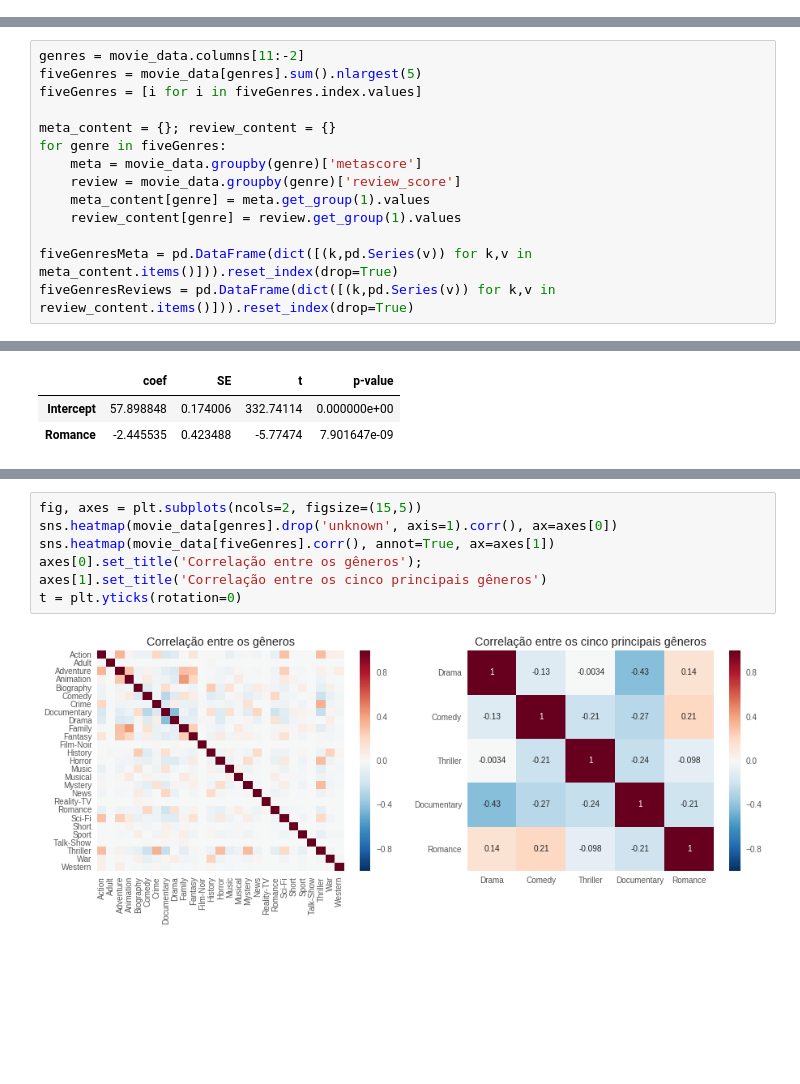
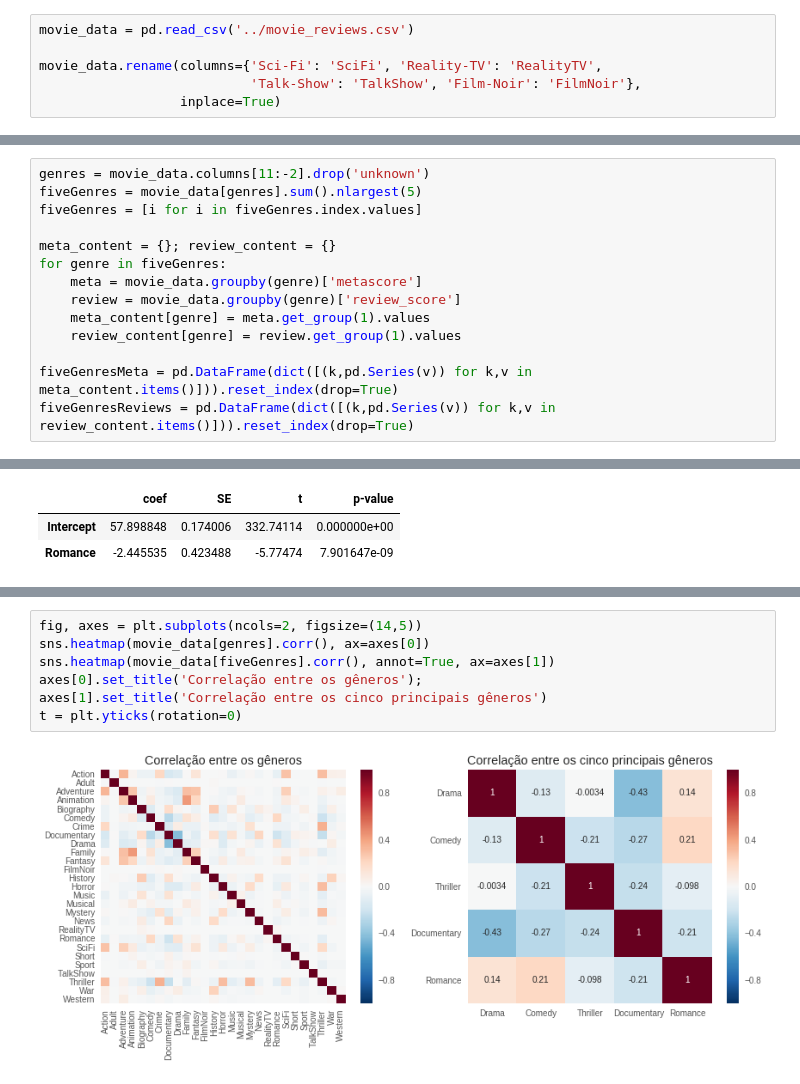
Before and after one commit to gabrieldluca/2017-2-projeto-metascience, a Jupyter notebook: notebooks/analysis.ipynb, the cells around one changed output, grey strips where cells are left out. Saved outputs shown, nothing was run; the diff lists cells and outputs as text; blank space fills up the shorter version.

```diff
--- a/notebooks/analysis.ipynb
+++ b/notebooks/analysis.ipynb
@@ -18,3 +19,9 @@ movie_data = pd.read_csv('../movie_reviews.csv')
+# %%
+movie_data = pd.read_csv('../movie_reviews.csv')
+
+movie_data.rename(columns={'Sci-Fi': 'SciFi', 'Reality-TV': 'RealityTV',
+                           'Talk-Show': 'TalkShow', 'Film-Noir': 'FilmNoir'},
+                  inplace=True)
 # %%
 date_parser = lambda i: parse(i) if i is not np.nan else np.nan
 movie_data.reviewer = movie_data.reviewer.astype('category')
@@ -51,5 +38,5 @@ plt.ylabel('Score increase (per 20pts addition)')
 # %%
-genres = movie_data.columns[11:-2]
+genres = movie_data.columns[11:-2].drop('unknown')
 fiveGenres = movie_data[genres].sum().nlargest(5)
 fiveGenres = [i for i in fiveGenres.index.values]
 
@@ -99,10 +115,10 @@ display(result)
 # %%
-fig, axes = plt.subplots(ncols=2, figsize=(15,5))
-sns.heatmap(movie_data[genres].drop('unknown', axis=1).corr(), ax=axes[0])
+fig, axes = plt.subplots(ncols=2, figsize=(14,5))
+sns.heatmap(movie_data[genres].corr(), ax=axes[0])
 sns.heatmap(movie_data[fiveGenres].corr(), annot=True, ax=axes[1])
 axes[0].set_title('Correlação entre os gêneros');
 axes[1].set_title('Correlação entre os cinco principais gêneros')
 t = plt.yticks(rotation=0)
 # %% [output]
-[figure, old version]
+[figure, new version]
 # %% [markdown]
```
Also changed, not shown: parts of 21 cells of this notebook.
